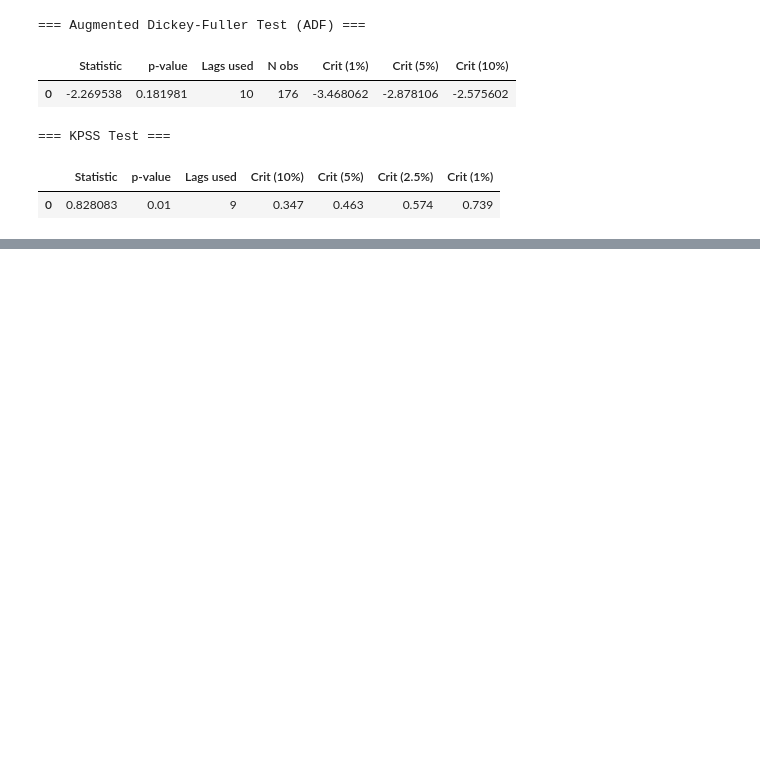
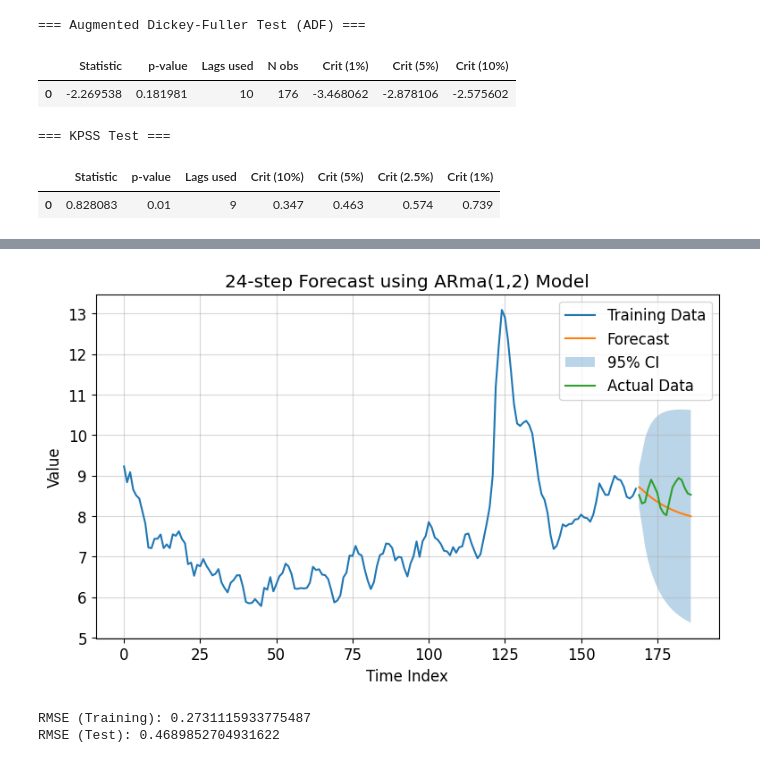
Before and after one commit to Bharragan/AST_Henriquez_Ortiz_Assignment_2, a Jupyter notebook: notebooks/real_series.ipynb, the cells around one changed output, grey strips where cells are left out. Cells and saved outputs as stored; diff of their text form; code cells hidden in the pictures; blank space fills up the shorter version.

```diff
--- a/notebooks/real_series.ipynb
+++ b/notebooks/real_series.ipynb
@@ -98,0 +162,4 @@ plot_pacf_sample(X, lags=20)
+# %%
+X_train, y_test = X[:169], X[169:]
+model = ARIMA(X_train, order=(1,0,2)).fit()
+print(model.summary())
@@ -98,0 +184,10 @@ plot_pacf_sample(X, lags=20)
+# %%
+pred, ci = arma_forecast_plot2(model, X_train, y_test, steps=18,
+                              title='24-step Forecast using ARma(1,2) Model',)
+# %% [output]
+[figure, added]
+# %%
+rmse_train, rmse_test = calculate_rmse(model, X_train, y_test)
+# %% [output]
+RMSE (Training): 0.2731115933775487
+RMSE (Test): 0.4689852704931622
```
Also changed, not shown: parts of 15 cells of this notebook, 2 other files.
